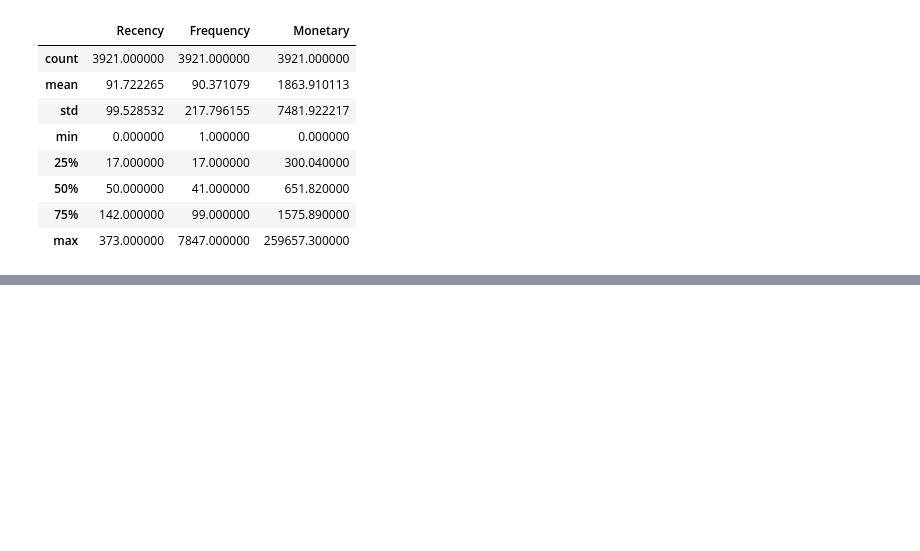
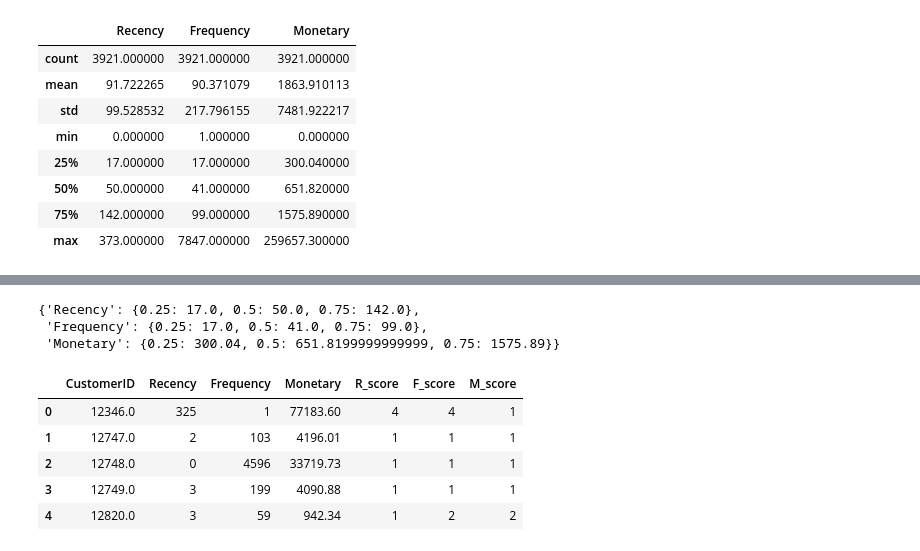
Before and after one commit to alan-w25/Stat-Learning-Final-Project, a Jupyter notebook: main.ipynb, the cells around one changed output, grey strips where cells are left out. Saved outputs shown, nothing was run; the diff lists cells and outputs as text; code cells hidden in the pictures; blank space fills up the shorter version.

```diff
--- a/main.ipynb
+++ b/main.ipynb
@@ -163 +180,43 @@ for var in list(RFM_data.columns[1:4]):
 [figure]
+# %%
+quantiles = RFM_data.drop('CustomerID',axis = 1).quantile(q = [0.25,0.5,0.75])
+quantiles.to_dict()
+# %% [output]
+{'Recency': {0.25: 17.0, 0.5: 50.0, 0.75: 142.0},
+ 'Frequency': {0.25: 17.0, 0.5: 41.0, 0.75: 99.0},
+ 'Monetary': {0.25: 300.04, 0.5: 651.8199999999999, 0.75: 1575.89}}
+# %%
+#Creating the R,F and M scoring/segement function
+#[1] Recency scoring (Negative Impact : Higher the value, less valuable)
+def R_score(var,p,d):
+    if var <= d[p][0.25]:
+        return 1
+    elif var <= d[p][0.50]:
+        return 2
+    elif var <= d[p][0.75]:
+        return 3
+    else:
+        return 4
+#[2] Frequency and Monetary (Positive Impact : Higher the value, better the customer)
+def FM_score(var,p,d):
+    if var <= d[p][0.25]:
+        return 4
+    elif var <= d[p][0.50]:
+        return 3
+    elif var <= d[p][0.75]:
+        return 2
+    else:
+        return 1
+
+#Scoring:
+RFM_data['R_score'] = RFM_data['Recency'].apply(R_score,args = ('Recency',quantiles,))
+RFM_data['F_score'] = RFM_data['Frequency'].apply(FM_score,args = ('Frequency',quantiles,))
+RFM_data['M_score'] = RFM_data['Monetary'].apply(FM_score,args = ('Monetary',quantiles,))
+RFM_data.head()
+# %% [output]
+|  | CustomerID | Recency | Frequency | Monetary | R_score | F_score | M_score |
+| 0 | 12346.0 | 325 | 1 | 77183.60 | 4 | 4 | 1 |
+| 1 | 12747.0 | 2 | 103 | 4196.01 | 1 | 1 | 1 |
+| 2 | 12748.0 | 0 | 4596 | 33719.73 | 1 | 1 | 1 |
+| 3 | 12749.0 | 3 | 199 | 4090.88 | 1 | 1 | 1 |
+| 4 | 12820.0 | 3 | 59 | 942.34 | 1 | 2 | 2 |
```
Also changed, not shown: parts of 9 cells of this notebook.
